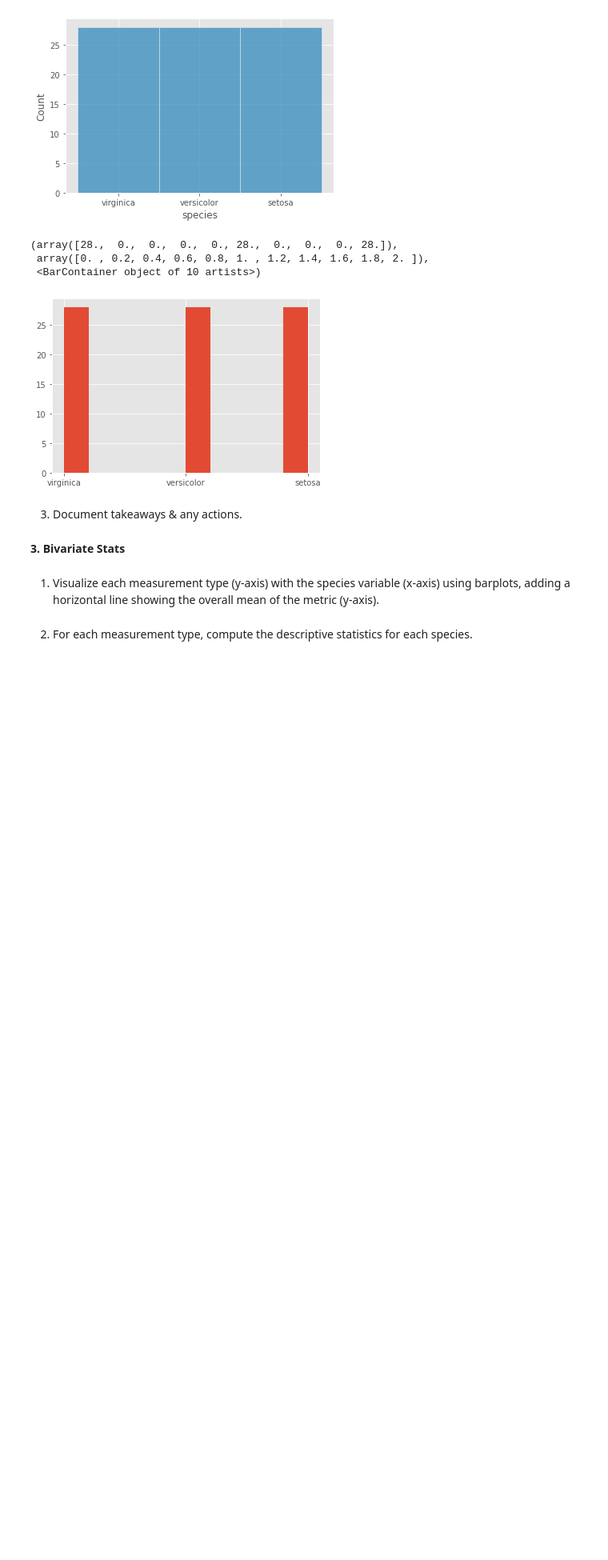
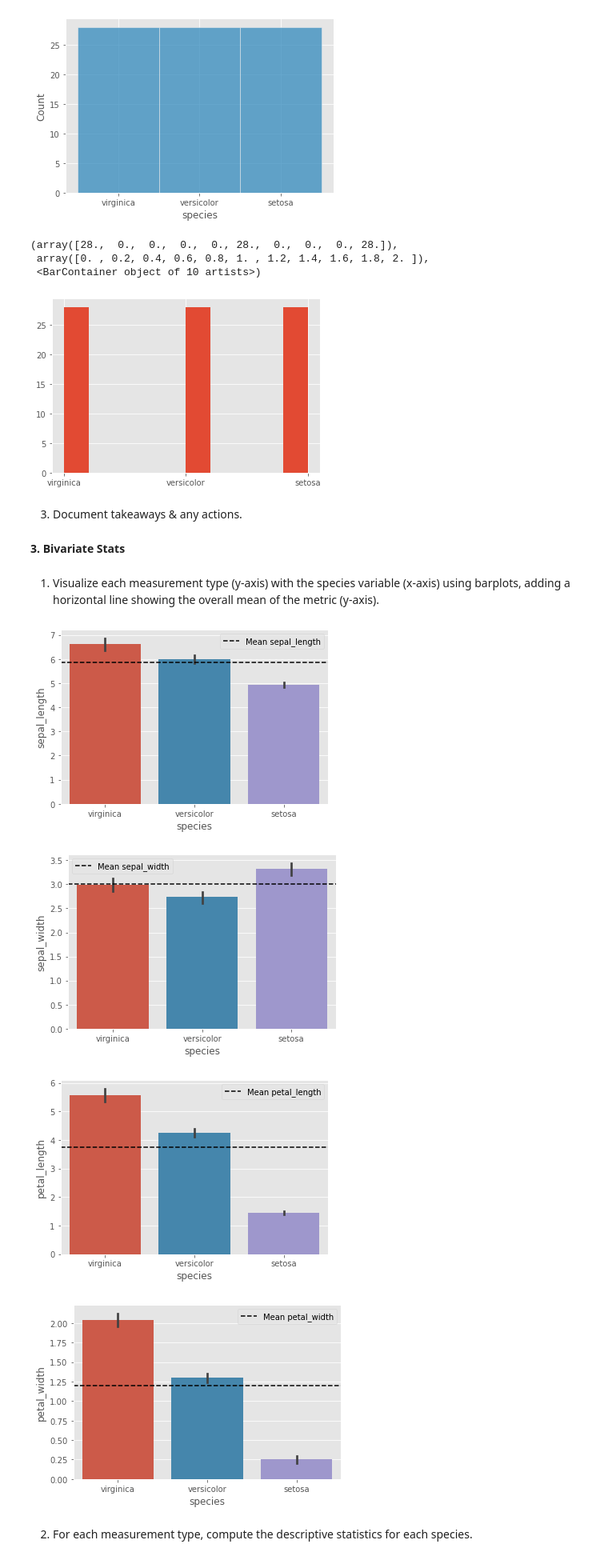
Before and after one commit to ChrisTeceno/classification-exercises, a Jupyter notebook: explore.ipynb, the cells around one changed output. Shown: that part at 80% size. Drawn from its saved outputs; the diff is of its cells as text; code cells hidden in the pictures; blank space fills up the shorter version.

```diff
--- a/explore.ipynb
+++ b/explore.ipynb
@@ -93,5 +99,16 @@ plt.hist(train.species)
 **3. Bivariate Stats**
 # %% [markdown]
 1. Visualize each measurement type (y-axis) with the species variable (x-axis) using barplots, adding a horizontal line showing the overall mean of the metric (y-axis).
+# %%
+for col in univariate_cols:
+    sns.barplot(x=train.species, y= train[col])
+    plt.axhline(train[col].mean(), label=f'Mean {col}', color='black', linestyle='--')
+    plt.legend()
+    plt.show()
+# %% [output]
+[figure, added]
+[figure, added]
+[figure, added]
+[figure, added]
 # %% [markdown]
 2. For each measurement type, compute the descriptive statistics for each species.
```
Also changed, not shown: parts of 18 cells of this notebook.
